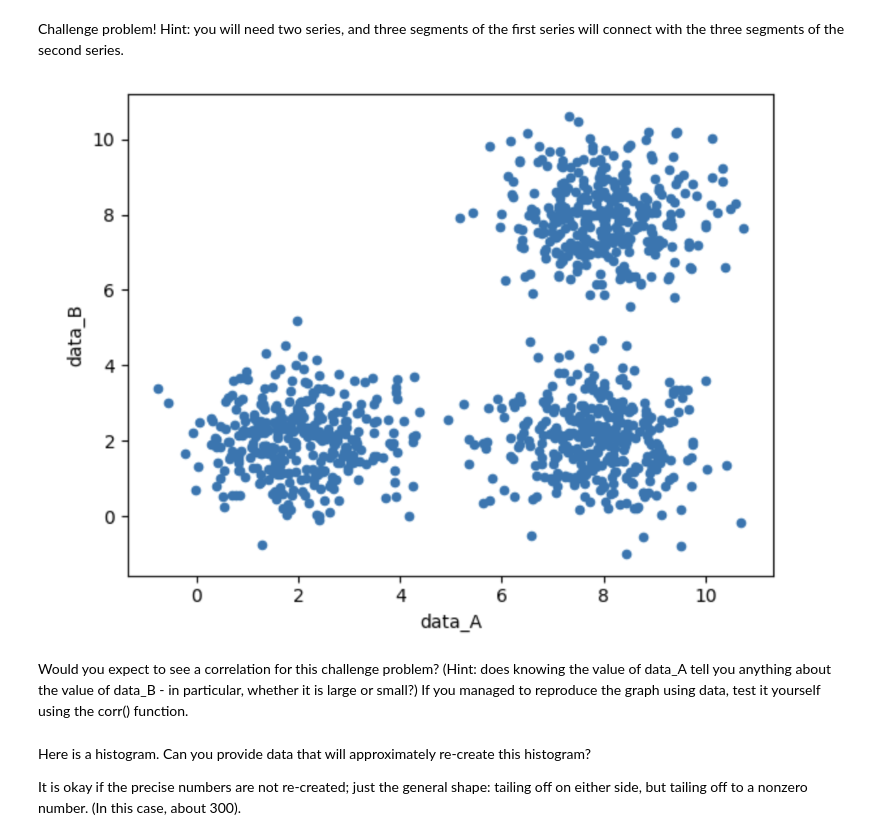
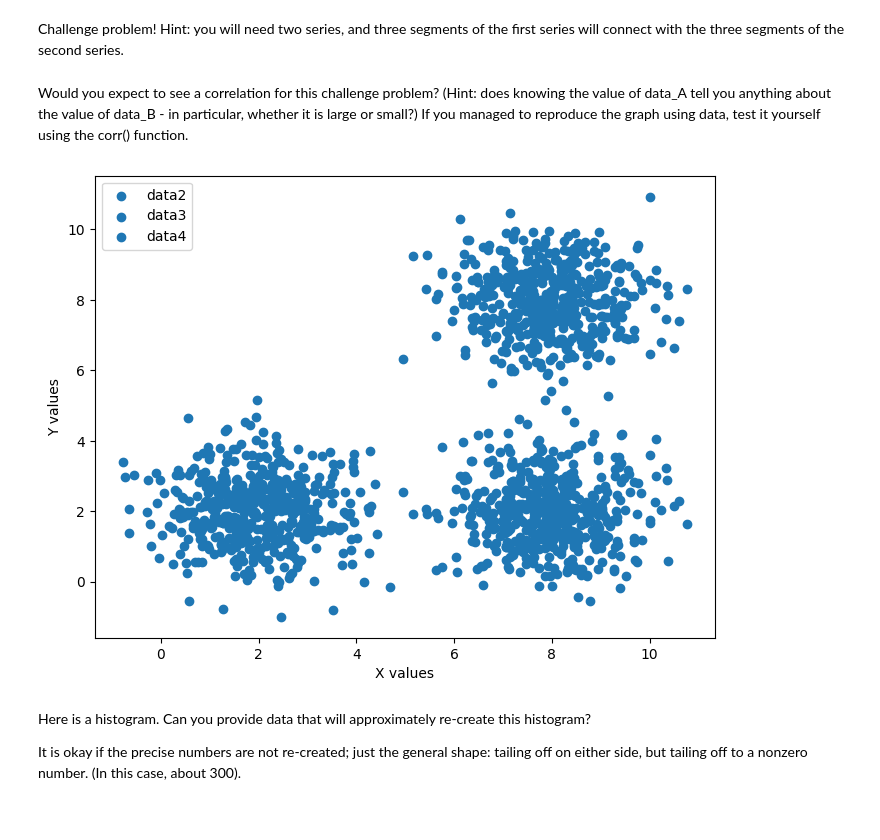
Before and after one commit to hoangt05/Module-B-semester-2, a Jupyter notebook: OMDS-ModB2-Week5-Hoang-Trang.ipynb, the cells around one changed output. Cells and saved outputs as stored; diff of their text form; code cells hidden in the pictures.

```diff
--- a/OMDS-ModB2-Week5-Hoang-Trang.ipynb
+++ b/OMDS-ModB2-Week5-Hoang-Trang.ipynb
@@ -147,12 +184,38 @@ Image("twoclouds.png")
 # %% [markdown]
 Challenge problem!  Hint: you will need two series, and three segments of the first series will connect with the three segments of the second series.
 # %%
-from IPython.display import Image
-Image("threeclouds.png")
+#from IPython.display import Image
+#Image("threeclouds.png")
-# %% [output]
-[figure, removed]
 # %% [markdown]
 Would you expect to see a correlation for this challenge problem?  (Hint: does knowing the value of data_A tell you anything about the value of data_B - in particular, whether it is large or small?)  If you managed to reproduce the graph using data, test it yourself using the corr() function.
+# %%
+np.random.seed(0)
+
+n = 500
+
+# x-values clustering around 2 and 8
+x_left = np.random.normal(loc=2, scale=1, size=n)
+x_right = np.random.normal(loc=8, scale=1, size=n)
+
+# y-values clustering around 2 and 8
+y_1 = np.random.normal(loc=2, scale=1, size=n)
+y_2 = np.random.normal(loc=2, scale=1, size=n)
+y_3 = np.random.normal(loc=8, scale=1, size=n)
+
+x = np.concatenate([x_left, x_right])
+
+plt.figure(figsize=(8,6))
+
+plt.scatter(x_left, y_1, c="#1f77b4", label="data2")
+plt.scatter(x_right, y_2, c="#1f77b4", label="data3")
+plt.scatter(x_right, y_3, c="#1f77b4", label="data4")
+
+plt.xlabel("X values")
+plt.ylabel("Y values")
+plt.legend()
+plt.show()
+# %% [output]
+[figure, added]
 # %% [markdown]
 Here is a histogram.  Can you provide data that will approximately re-create this histogram?
 
```
Also changed, not shown: parts of 12 cells of this notebook, 5 other files.
